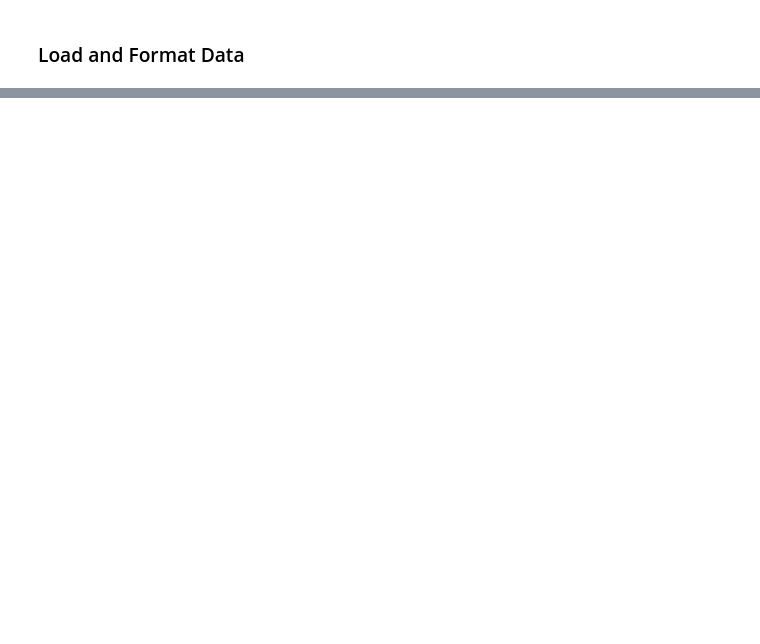
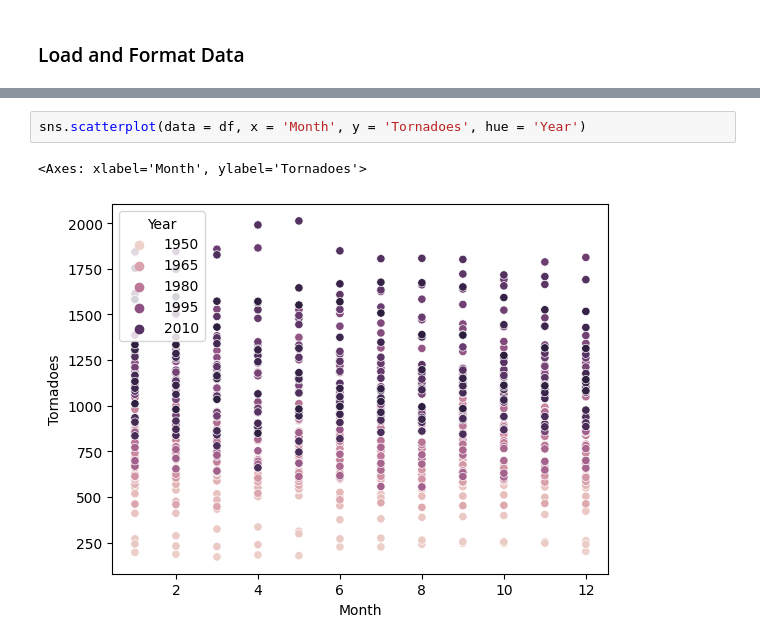
Before and after one commit to PopsicleMud/tornado-history, a Jupyter notebook: tornado-history.ipynb, the cells around one changed output, grey strips where cells are left out. Drawn from its saved outputs; the diff is of its cells as text; blank space fills up the shorter version.

```diff
--- a/tornado-history.ipynb
+++ b/tornado-history.ipynb
@@ -30,0 +48,5 @@ df.head()
+# %%
+sns.scatterplot(data = df, x = 'Month', y = 'Tornadoes', hue = 'Year')
+# %% [output]
+<Axes: xlabel='Month', ylabel='Tornadoes'>
+[figure, added]
```
Also changed, not shown: parts of 2 cells of this notebook.
